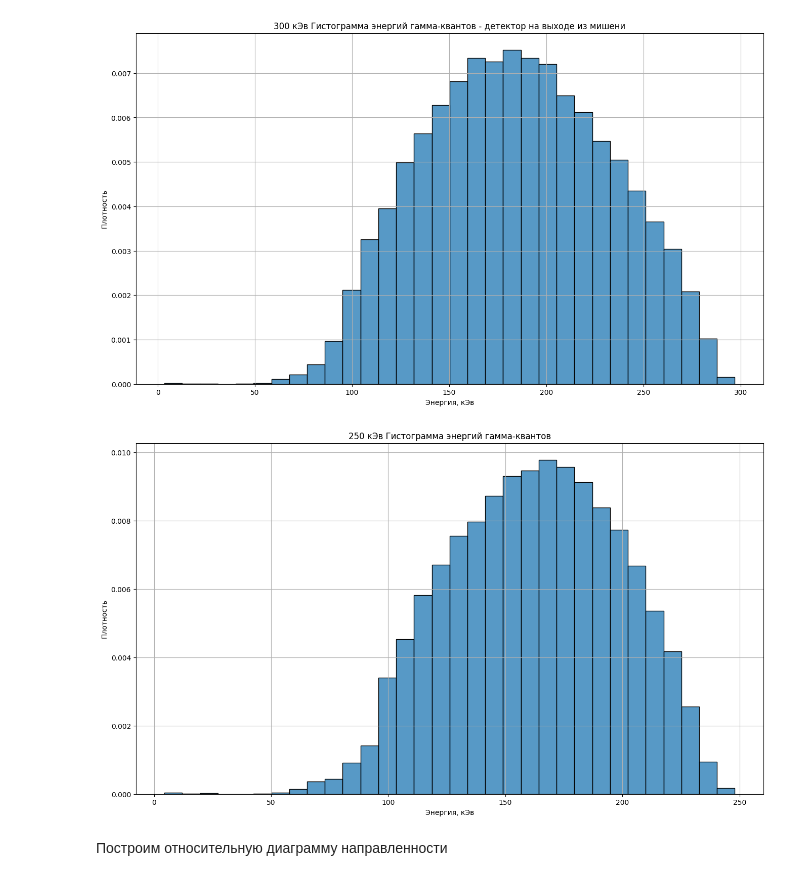
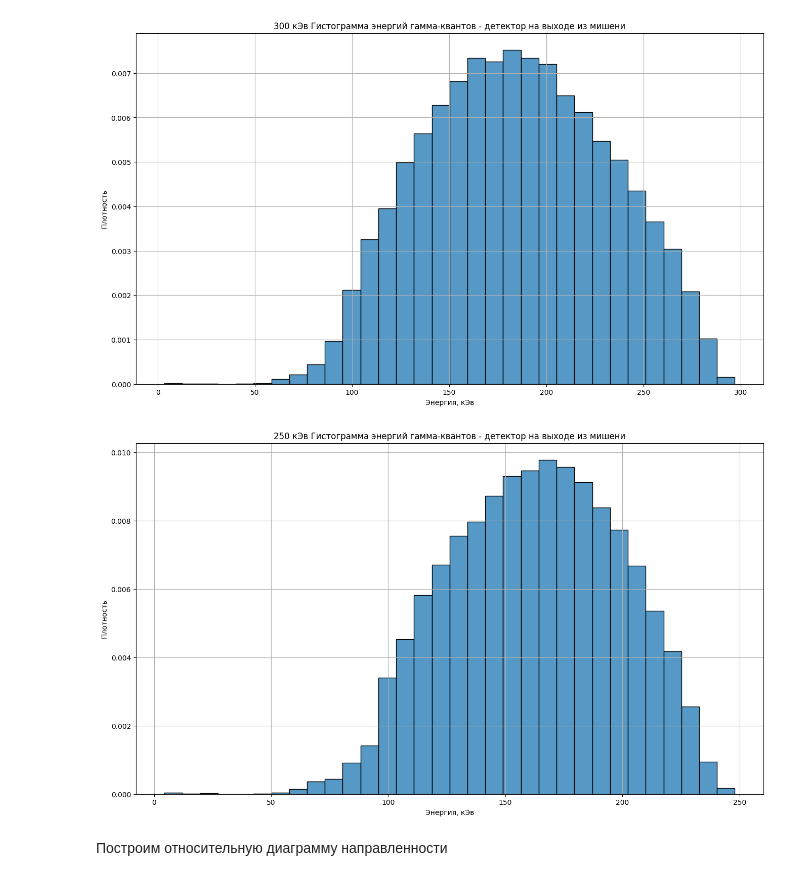
Before and after one commit to Egisess/Geant4-Cyclotron-electron-accelerator, a Jupyter notebook: curs_research.ipynb, the cells around one changed output. Saved outputs shown, nothing was run; the diff lists cells and outputs as text; code cells hidden in the pictures.

```diff
--- a/curs_research.ipynb
+++ b/curs_research.ipynb
@@ -671,14 +338,14 @@ plt.show()
 # %%
 fig = plt.figure(figsize=(16, 9))
 ax = fig.add_subplot()
 sns.histplot(data = kev250, x = 'kinEn', bins = 32, stat = 'density')
-ax.set_title("250 кЭв Гистограмма энергий гамма-квантов")
+ax.set_title("250 кЭв Гистограмма энергий гамма-квантов - детектор на выходе из мишени")
 ax.set_xlabel('Энергия, кЭв')
 ax.set_ylabel('Плотность')
 plt.grid()
 plt.show()
 # %% [output]
-[figure, old version]
+[figure, new version]
 # %% [markdown]
 Построим относительную диаграмму направленности
 # %%
```
Also changed, not shown: parts of 20 cells of this notebook.
